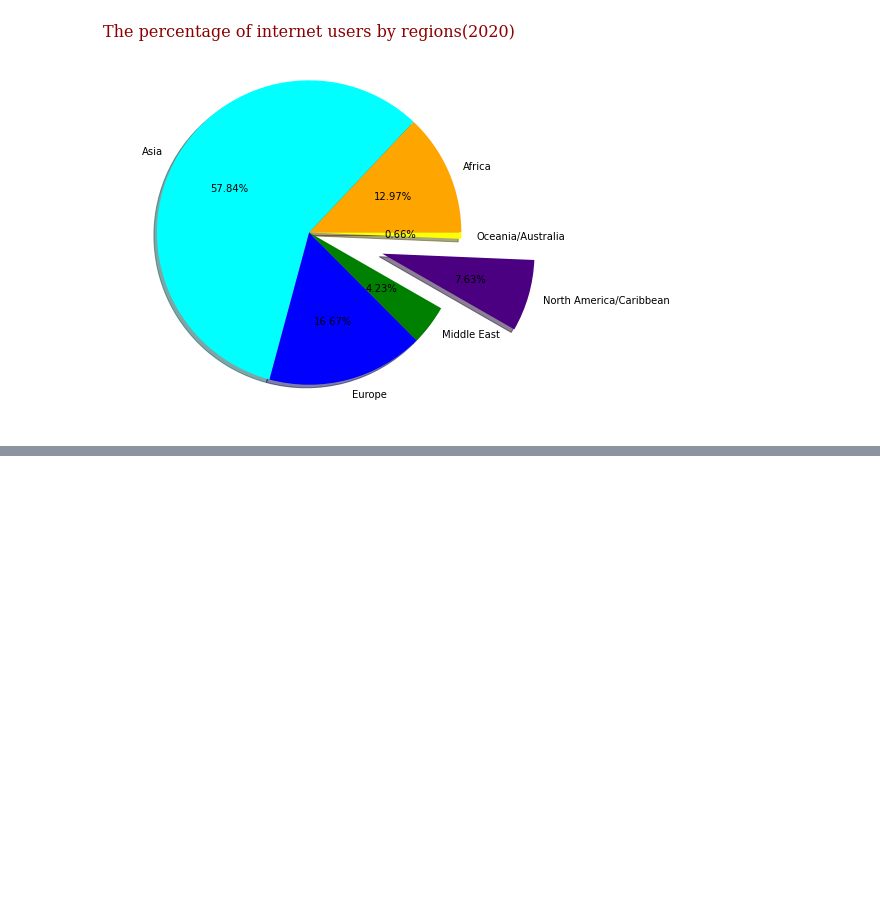
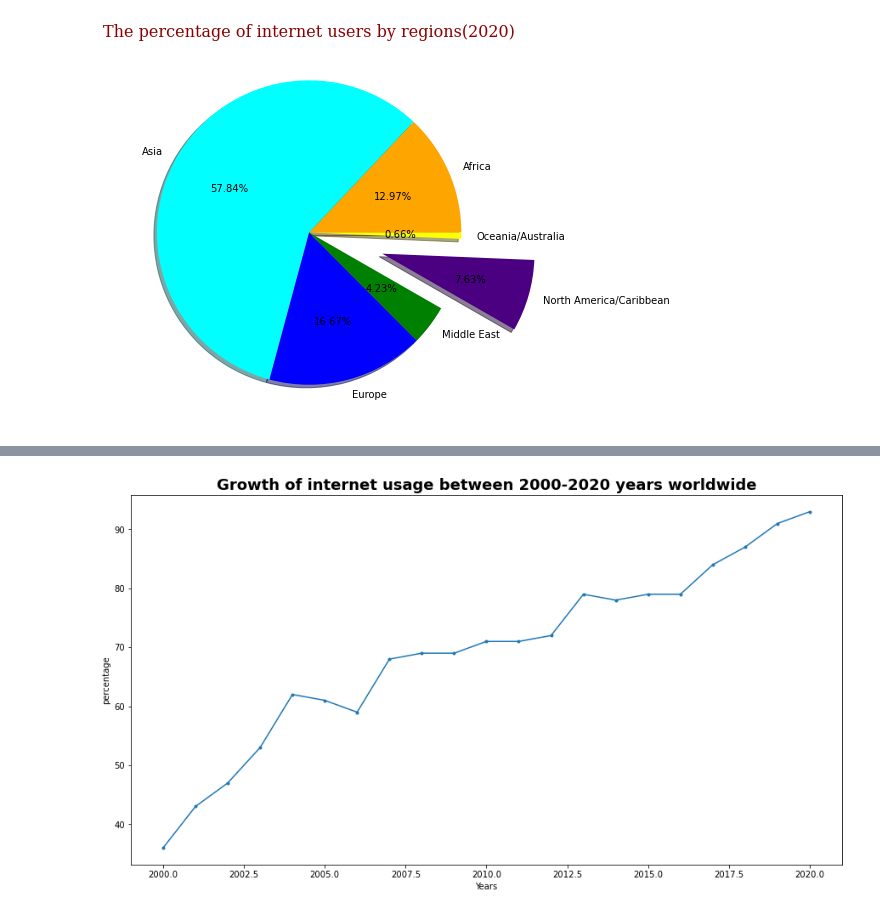
Before and after one commit to Aurazmetova/team11, a Jupyter notebook: daily_average.ipynb, the cells around one changed output, grey strips where cells are left out. Drawn from its saved outputs; the diff is of its cells as text; code cells hidden in the pictures; blank space fills up the shorter version.

```diff
--- a/daily_average.ipynb
+++ b/daily_average.ipynb
@@ -50,0 +84,14 @@ plt.show()
+# %%
+import pandas as pd
+from matplotlib import pyplot as plt
+
+df = pd.read_csv("usage_growth.csv")
+plt.figure(figsize=(15,8))
+plt.title("Growth of internet usage between 2000-2020 years worldwide",fontdict={"fontweight":"bold","fontsize":18})
+
+plt.plot(df.year,df.internet_usage,marker=".")
+plt.xlabel("Years")
+plt.ylabel("percentage")
+plt.show()
+# %% [output]
+[figure, added]
```
Also changed, not shown: parts of 4 cells of this notebook.
